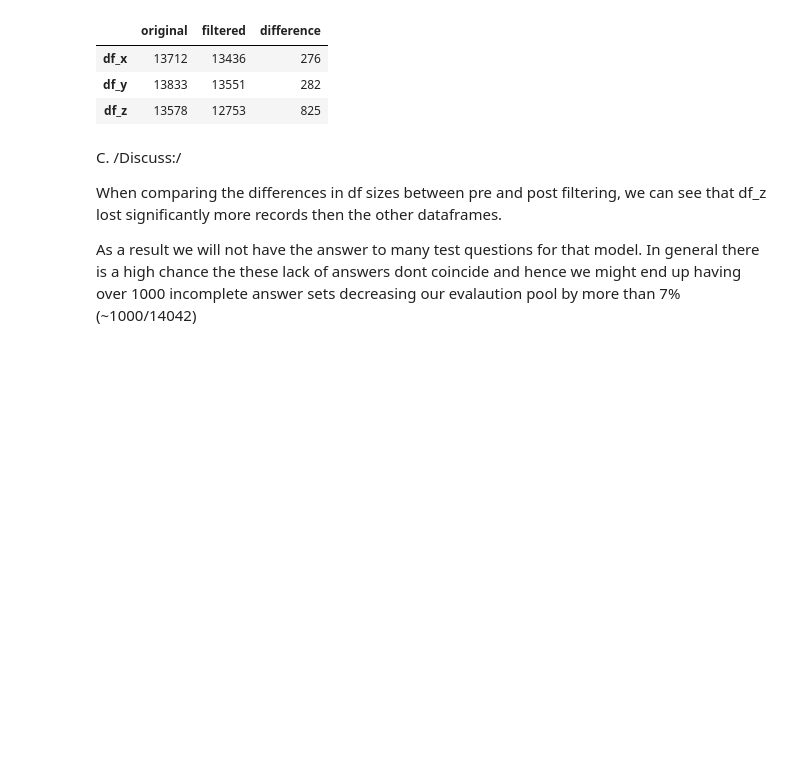
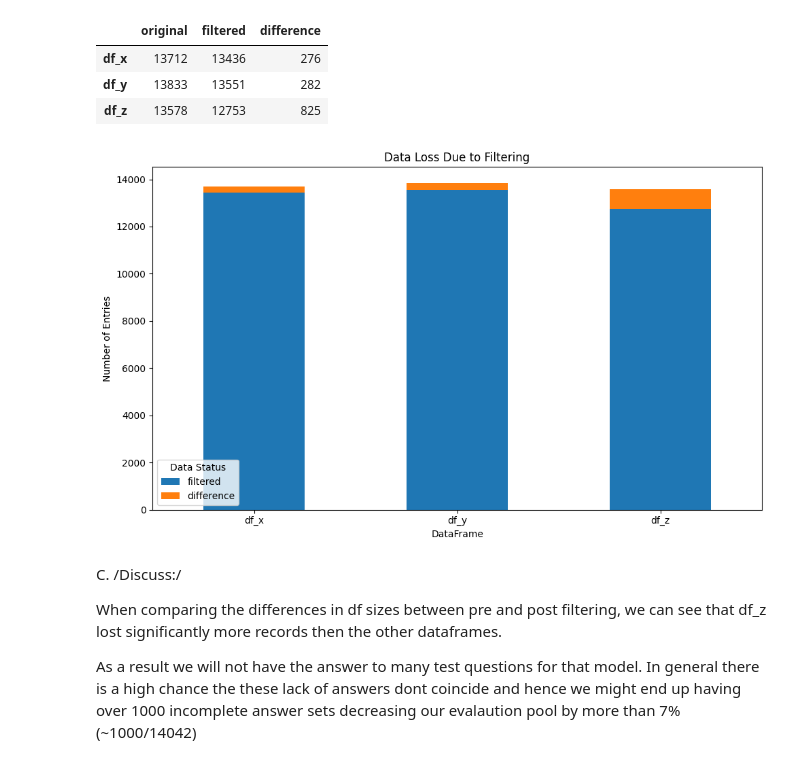
Before and after one commit to MaksiuMilcarz/Data-Analysis, a Jupyter notebook: clinic1/DA-clinic1.ipynb, the cells around one changed output. Saved outputs shown, nothing was run; the diff lists cells and outputs as text; code cells hidden in the pictures; blank space fills up the shorter version.

```diff
--- a/clinic1/DA-clinic1.ipynb
+++ b/clinic1/DA-clinic1.ipynb
@@ -335,6 +336,18 @@ sums_df
 | df_x | 13712 | 13436 | 276 |
 | df_y | 13833 | 13551 | 282 |
 | df_z | 13578 | 12753 | 825 |
+# %%
+# Data loss stacked bar chart - size originl = filtered + difference
+sums_df[['filtered','difference']].plot(kind='bar', stacked=True, figsize=(10, 6))
+plt.title('Data Loss Due to Filtering')
+plt.xlabel('DataFrame')
+plt.ylabel('Number of Entries')
+plt.legend(title='Data Status')
+plt.xticks(rotation=0)
+plt.tight_layout()
+plt.show()
+# %% [output]
+[figure, added]
 # %% [markdown]
 C. /Discuss:/
 
```
Also changed, not shown: 4 other files.
